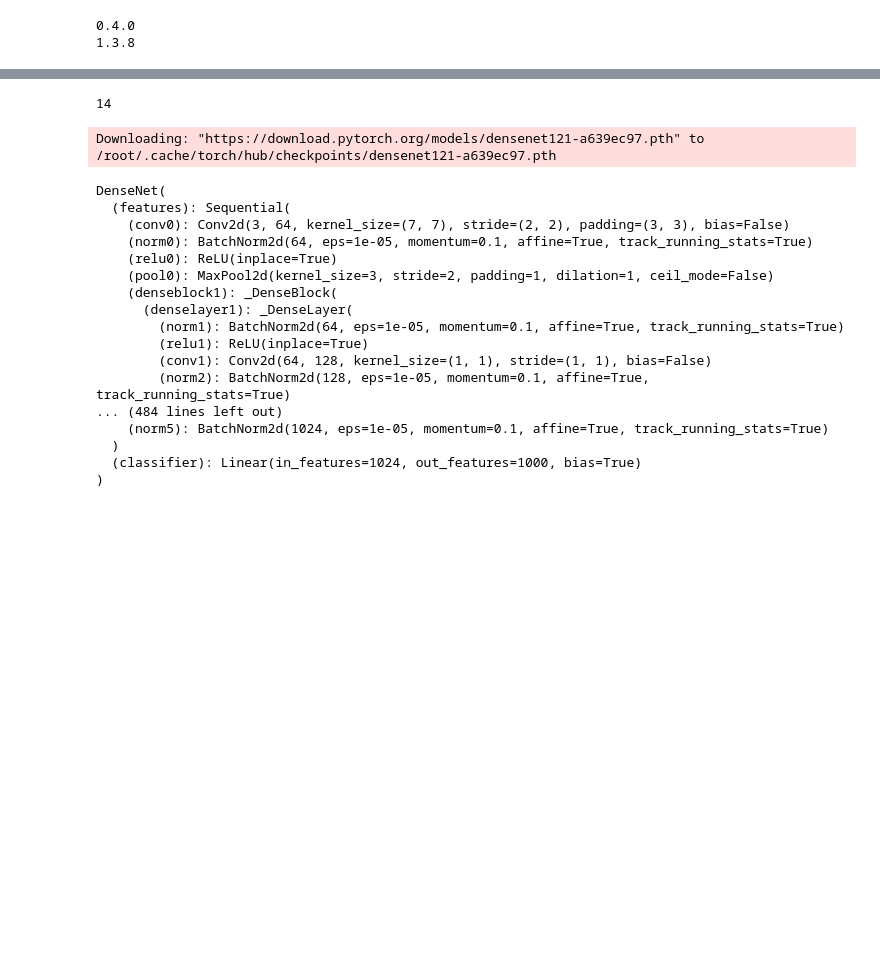
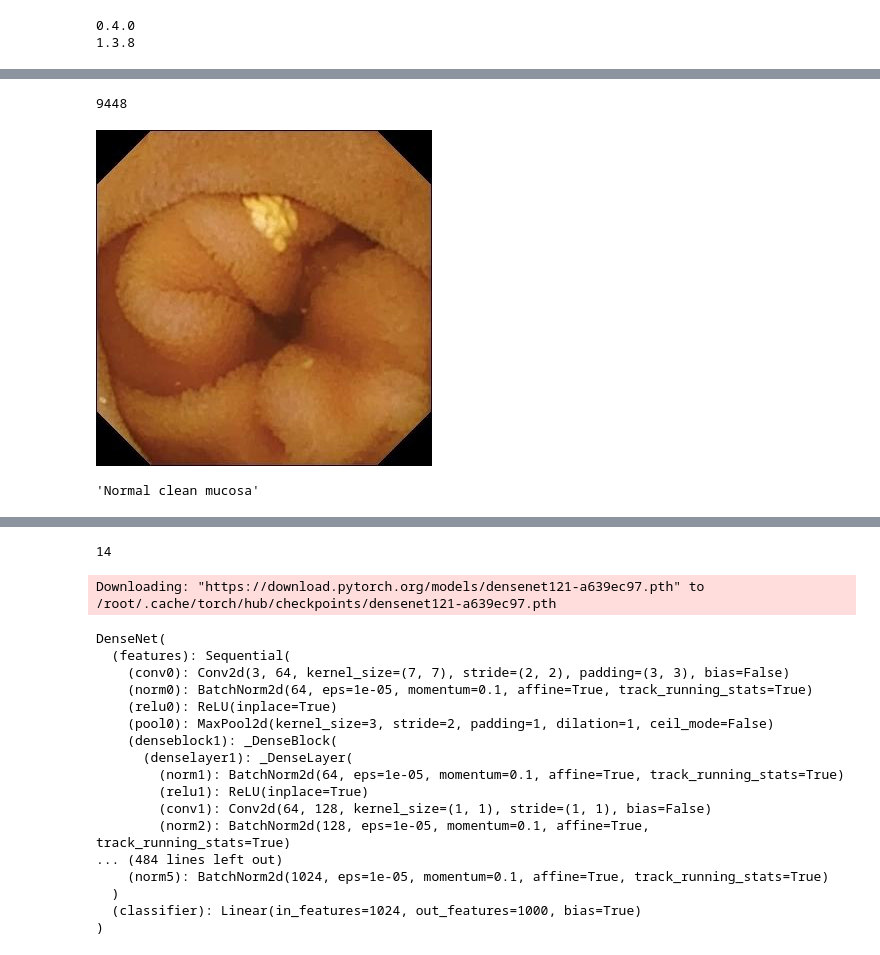
Before and after one commit to plaban1981/Pytorch_lightning, a Jupyter notebook: Data_Sprint_38_The_Kvasir_Capsule_Dataset_lightning_flash.ipynb, the cells around one changed output, grey strips where cells are left out. Drawn from its saved outputs; the diff is of its cells as text; code cells hidden in the pictures; blank space fills up the shorter version.

```diff
--- a/Data_Sprint_38_The_Kvasir_Capsule_Dataset_lightning_flash.ipynb
+++ b/Data_Sprint_38_The_Kvasir_Capsule_Dataset_lightning_flash.ipynb
@@ -447,0 +522,12 @@ print(pl.__version__)#1.2.0rc0
+# %%
+len(all_preds[0])
+# %% [output]
+9448
+# %%
+PIL.Image.open(test_data.iloc[500]['image_path'])
+# %% [output]
+[figure, added]
+# %%
+all_preds[0][500]
+# %% [output]
+'Normal clean mucosa'
```
Also changed, not shown: parts of 16 cells of this notebook.
